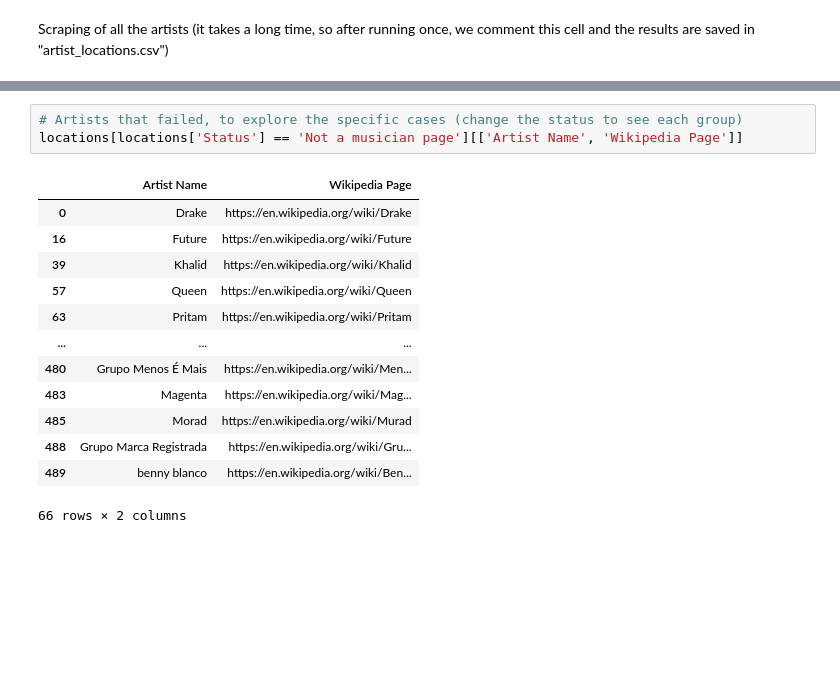
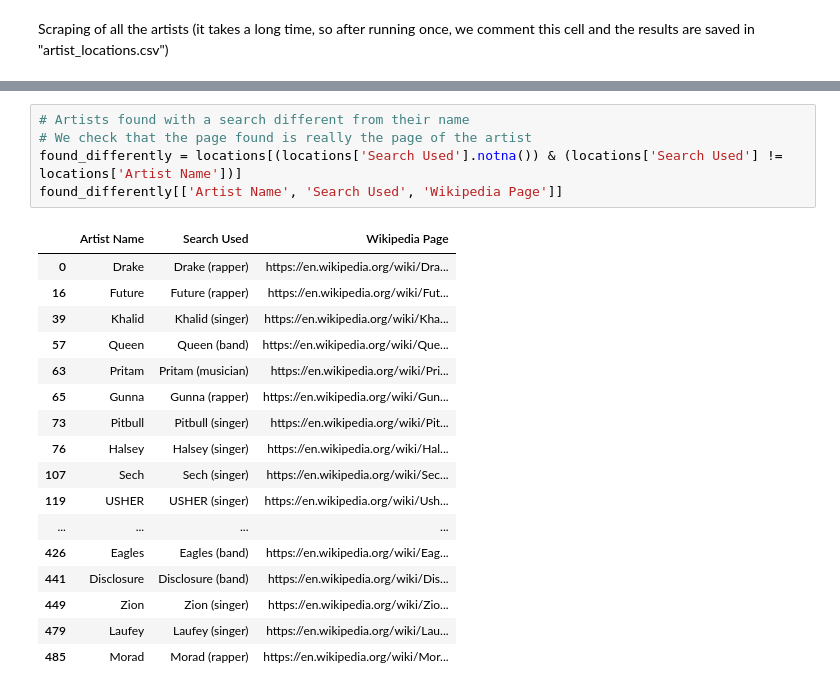
Before and after one commit to fabianaconstantino/pds_project, a Jupyter notebook: Group14_PDS_2627.ipynb, the cells around one changed output, grey strips where cells are left out. Drawn from its saved outputs; the diff is of its cells as text; blank space fills up the shorter version.

```diff
--- a/Group14_PDS_2627.ipynb
+++ b/Group14_PDS_2627.ipynb
@@ -1229,18 +1280,24 @@ No coordinates               7
 Name: count, dtype: int64
-# %%
-# Artists that failed, to explore the specific cases (change the status to see each group)
-locations[locations['Status'] == 'Not a musician page'][['Artist Name', 'Wikipedia Page']]
-# %% [output]
-|  | Artist Name | Wikipedia Page |
-| 0 | Drake | https://en.wikipedia.org/wiki/Drake |
-| 16 | Future | https://en.wikipedia.org/wiki/Future |
-| 39 | Khalid | https://en.wikipedia.org/wiki/Khalid |
-| 57 | Queen | https://en.wikipedia.org/wiki/Queen |
-| 63 | Pritam | https://en.wikipedia.org/wiki/Pritam |
-| ... | ... | ... |
-| 480 | Grupo Menos É Mais | https://en.wikipedia.org/wiki/Men... |
-| 483 | Magenta | https://en.wikipedia.org/wiki/Mag... |
-| 485 | Morad | https://en.wikipedia.org/wiki/Murad |
-| 488 | Grupo Marca Registrada | https://en.wikipedia.org/wiki/Gru... |
-| 489 | benny blanco | https://en.wikipedia.org/wiki/Ben... |
-66 rows × 2 columns
+# %%
+# Artists found with a search different from their name
+# We check that the page found is really the page of the artist
+found_differently = locations[(locations['Search Used'].notna()) & (locations['Search Used'] != locations['Artist Name'])]
+found_differently[['Artist Name', 'Search Used', 'Wikipedia Page']]
+# %% [output]
+|  | Artist Name | Search Used | Wikipedia Page |
+| 0 | Drake | Drake (rapper) | https://en.wikipedia.org/wiki/Dra... |
+| 16 | Future | Future (rapper) | https://en.wikipedia.org/wiki/Fut... |
+| 39 | Khalid | Khalid (singer) | https://en.wikipedia.org/wiki/Kha... |
+| 57 | Queen | Queen (band) | https://en.wikipedia.org/wiki/Que... |
+| 63 | Pritam | Pritam (musician) | https://en.wikipedia.org/wiki/Pri... |
+| 65 | Gunna | Gunna (rapper) | https://en.wikipedia.org/wiki/Gun... |
+| 73 | Pitbull | Pitbull (singer) | https://en.wikipedia.org/wiki/Pit... |
+| 76 | Halsey | Halsey (singer) | https://en.wikipedia.org/wiki/Hal... |
+| 107 | Sech | Sech (singer) | https://en.wikipedia.org/wiki/Sec... |
+| 119 | USHER | USHER (singer) | https://en.wikipedia.org/wiki/Ush... |
+| ... | ... | ... | ... |
+| 426 | Eagles | Eagles (band) | https://en.wikipedia.org/wiki/Eag... |
+| 441 | Disclosure | Disclosure (band) | https://en.wikipedia.org/wiki/Dis... |
+| 449 | Zion | Zion (singer) | https://en.wikipedia.org/wiki/Zio... |
+| 479 | Laufey | Laufey (singer) | https://en.wikipedia.org/wiki/Lau... |
+| 485 | Morad | Morad (rapper) | https://en.wikipedia.org/wiki/Mor... |
```
Also changed, not shown: parts of 28 cells of this notebook, 1 other file.
